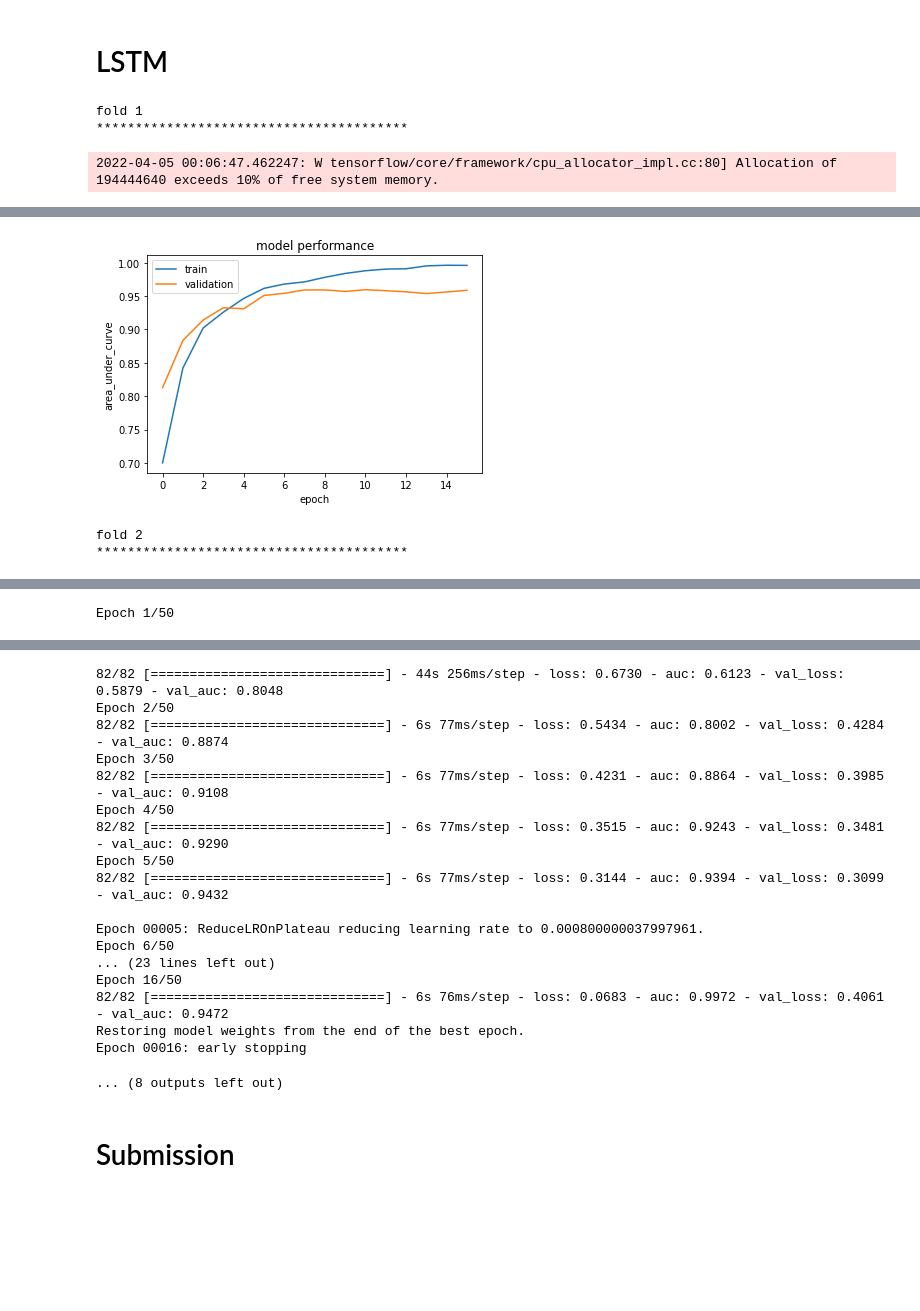
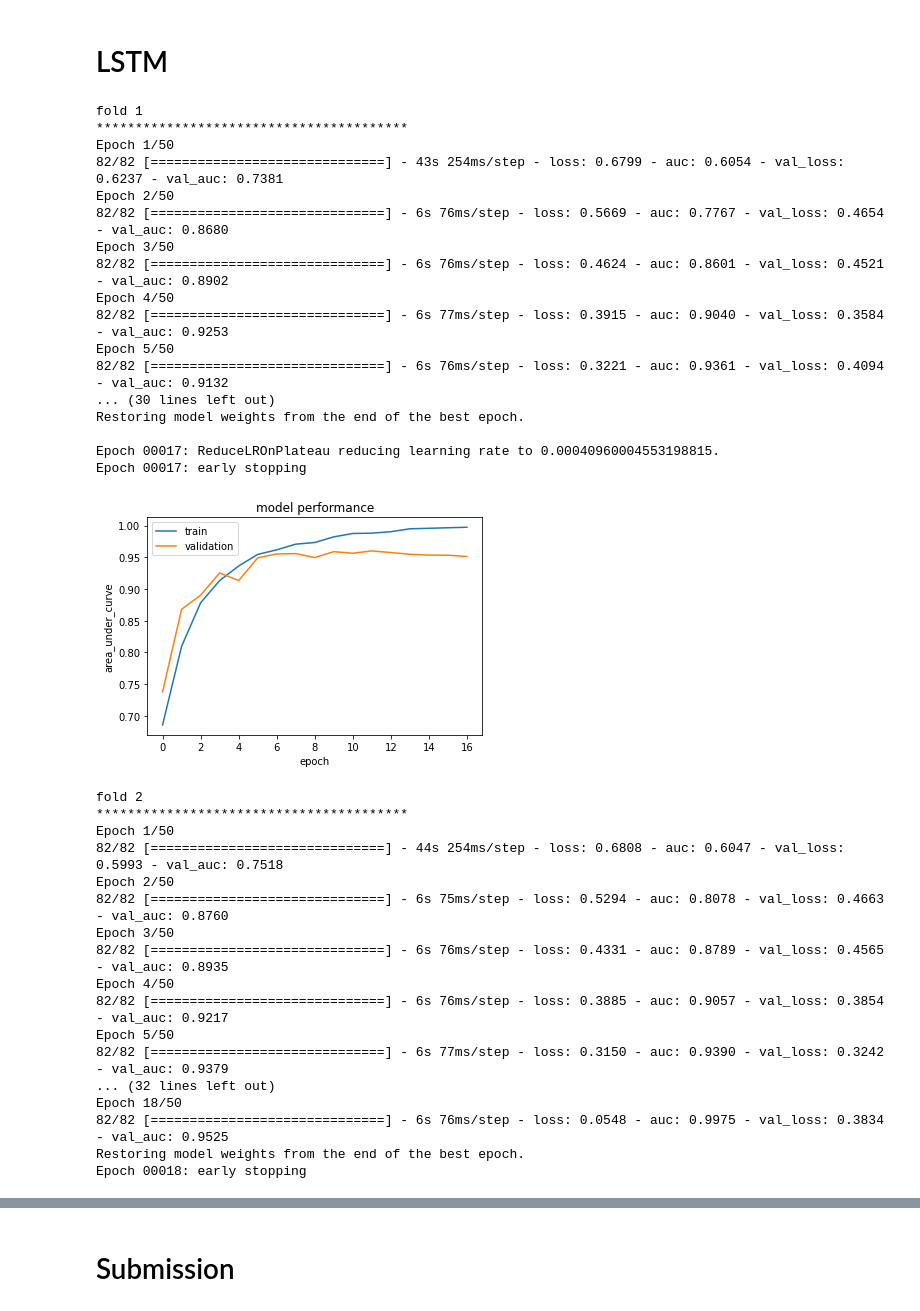
Before and after one commit to nsu1210/Kaggle, a Jupyter notebook: tps-apr22-bi-lstm.ipynb, the cells around one changed output, grey strips where cells are left out. Cells and saved outputs as stored; diff of their text form; code cells hidden in the pictures; blank space fills up the shorter version.

```diff
--- a/tps-apr22-bi-lstm.ipynb
+++ b/tps-apr22-bi-lstm.ipynb
@@ -167,35 +171,68 @@ def createModel():
 # %%
 %%time
 
-from sklearn.model_selection import KFold, StratifiedKFold
+from sklearn.model_selection import KFold, StratifiedKFold, GroupKFold
 from tensorflow.keras.layers import *
 from tensorflow.keras import *
 from tensorflow.keras.callbacks import *
 
 skf = KFold(n_splits = 5, shuffle = True, random_state = 2022)
+gkf = GroupKFold(n_splits = 5)
 preds = []
 
-for fold, (train_idx, val_idx) in enumerate(skf.split(train, y)):
+for fold, (train_idx, val_idx) in enumerate(gkf.split(train, y, groups.unique())):
     print('fold', fold+1)
     print('*'*40)
-
+    groups.unique()
     X_train, X_valid = train[train_idx], train[val_idx]
     y_train, y_valid = y[train_idx], y[val_idx]
 
     es = EarlyStopping(monitor = 'val_auc', mode = 'max', patience = 5, verbose = 1, restore_best_weights = True)
     lr = ReduceLROnPlateau(monitor="val_auc", factor=0.8,
                                patience=4, verbose = 1)
     model = createModel()
 
     history = model.fit(X_train, y_train, validation_data = (X_valid, y_valid),
                        epochs = 50, batch_size = 256, callbacks = [es, lr])
 
     preds.append(model.predict(test).squeeze())
     plotHist(history)
 
     del X_train, X_valid, y_train, y_valid, model, history
     gc.collect()
 # %% [output]
 fold 1
 ****************************************
+Epoch 1/50
+82/82 [==============================] - 43s 254ms/step - loss: 0.6799 - auc: 0.6054 - val_loss: 0.6237 - val_auc: 0.7381
+Epoch 2/50
+82/82 [==============================] - 6s 76ms/step - loss: 0.5669 - auc: 0.7767 - val_loss: 0.4654 - val_auc: 0.8680
+Epoch 3/50
+82/82 [==============================] - 6s 76ms/step - loss: 0.4624 - auc: 0.8601 - val_loss: 0.4521 - val_auc: 0.8902
+Epoch 4/50
+82/82 [==============================] - 6s 77ms/step - loss: 0.3915 - auc: 0.9040 - val_loss: 0.3584 - val_auc: 0.9253
+Epoch 5/50
+82/82 [==============================] - 6s 76ms/step - loss: 0.3221 - auc: 0.9361 - val_loss: 0.4094 - val_auc: 0.9132
+... (30 lines left out)
+Restoring model weights from the end of the best epoch.
+
+Epoch 00017: ReduceLROnPlateau reducing learning rate to 0.00040960004553198815.
+Epoch 00017: early stopping
+[figure, new version]
-2022-04-05 00:06:47.462247: W tensorflow/core/framework/cpu_allocator_impl.cc:80] Allocation of 194444640 exceeds 10% of free system memory.
+fold 2
+****************************************
+Epoch 1/50
+82/82 [==============================] - 44s 254ms/step - loss: 0.6808 - auc: 0.6047 - val_loss: 0.5993 - val_auc: 0.7518
+Epoch 2/50
+82/82 [==============================] - 6s 75ms/step - loss: 0.5294 - auc: 0.8078 - val_loss: 0.4663 - val_auc: 0.8760
+Epoch 3/50
+82/82 [==============================] - 6s 76ms/step - loss: 0.4331 - auc: 0.8789 - val_loss: 0.4565 - val_auc: 0.8935
+Epoch 4/50
+82/82 [==============================] - 6s 76ms/step - loss: 0.3885 - auc: 0.9057 - val_loss: 0.3854 - val_auc: 0.9217
+Epoch 5/50
+82/82 [==============================] - 6s 77ms/step - loss: 0.3150 - auc: 0.9390 - val_loss: 0.3242 - val_auc: 0.9379
+... (32 lines left out)
+Epoch 18/50
+82/82 [==============================] - 6s 76ms/step - loss: 0.0548 - auc: 0.9975 - val_loss: 0.3834 - val_auc: 0.9525
+Restoring model weights from the end of the best epoch.
+Epoch 00018: early stopping
@@ -222,3 +295,0 @@ Epoch 00016: early stopping
-[figure, old version]
-fold 2
-****************************************
@@ -226 +295,0 @@ fold 2
-Epoch 1/50
@@ -228,21 +296,3 @@ Epoch 1/50
-82/82 [==============================] - 44s 256ms/step - loss: 0.6730 - auc: 0.6123 - val_loss: 0.5879 - val_auc: 0.8048
-Epoch 2/50
-82/82 [==============================] - 6s 77ms/step - loss: 0.5434 - auc: 0.8002 - val_loss: 0.4284 - val_auc: 0.8874
-Epoch 3/50
-82/82 [==============================] - 6s 77ms/step - loss: 0.4231 - auc: 0.8864 - val_loss: 0.3985 - val_auc: 0.9108
-Epoch 4/50
-82/82 [==============================] - 6s 77ms/step - loss: 0.3515 - auc: 0.9243 - val_loss: 0.3481 - val_auc: 0.9290
-Epoch 5/50
-82/82 [==============================] - 6s 77ms/step - loss: 0.3144 - auc: 0.9394 - val_loss: 0.3099 - val_auc: 0.9432
-
-Epoch 00005: ReduceLROnPlateau reducing learning rate to 0.000800000037997961.
-Epoch 6/50
-... (23 lines left out)
-Epoch 16/50
-82/82 [==============================] - 6s 76ms/step - loss: 0.0683 - auc: 0.9972 - val_loss: 0.4061 - val_auc: 0.9472
-Restoring model weights from the end of the best epoch.
-Epoch 00016: early stopping
-... (8 outputs left out)
 # %% [markdown]
 # Submission
 # %%
```
Also changed, not shown: parts of 6 cells of this notebook.
